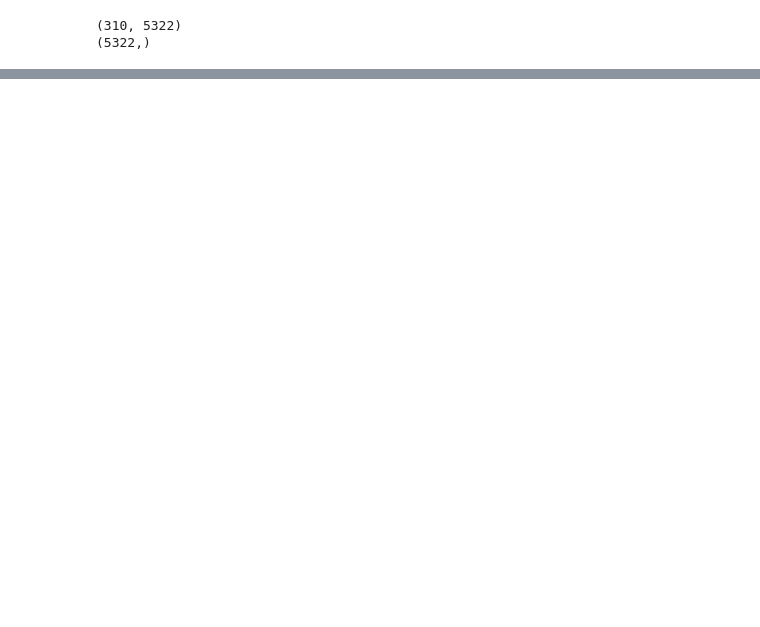
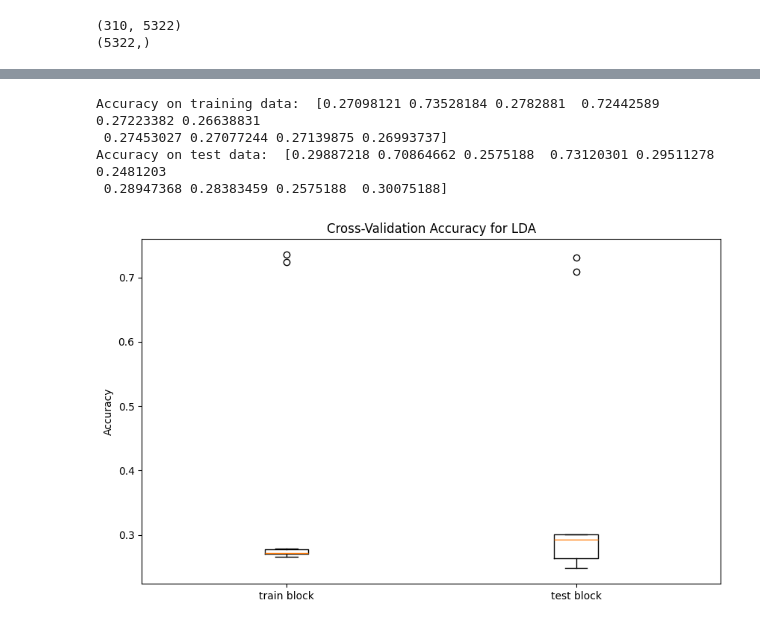
Before and after one commit to Yerassyl20036/CSCI447, a Jupyter notebook: Computing Assignment - LDA/assignment_bci_stub.ipynb, the cells around one changed output, grey strips where cells are left out. Cells and saved outputs as stored; diff of their text form; code cells hidden in the pictures; blank space fills up the shorter version.

```diff
--- a/Computing Assignment - LDA/assignment_bci_stub.ipynb
+++ b/Computing Assignment - LDA/assignment_bci_stub.ipynb
@@ -152,0 +139,20 @@ crossvalidate(X,Y,f=10,trainfunction=train_lda)
+# %%
+X, Y = load_data('bcidata.mat')
+acc_train, acc_test = crossvalidate(X, Y, f=10, trainfunction=train_lda)
+print('Accuracy on training data: ', acc_train)
+print('Accuracy on test data: ', acc_test)
+
+# Plotting the results
+fig = pl.figure(figsize=(10, 6))
+ax = fig.add_subplot(111)
+ax.boxplot([acc_train, acc_test], labels=['train block', 'test block'])
+ax.set_title('Cross-Validation Accuracy for LDA')
+ax.set_ylabel('Accuracy')
+pl.savefig('cross_validation_accuracy.png')
+pl.show()
+# %% [output]
+Accuracy on training data:  [0.27098121 0.73528184 0.2782881  0.72442589 0.27223382 0.26638831
+ 0.27453027 0.27077244 0.27139875 0.26993737]
+Accuracy on test data:  [0.29887218 0.70864662 0.2575188  0.73120301 0.29511278 0.2481203
+ 0.28947368 0.28383459 0.2575188  0.30075188]
+[figure, added]
```
Also changed, not shown: parts of 6 cells of this notebook, 4 other files.
